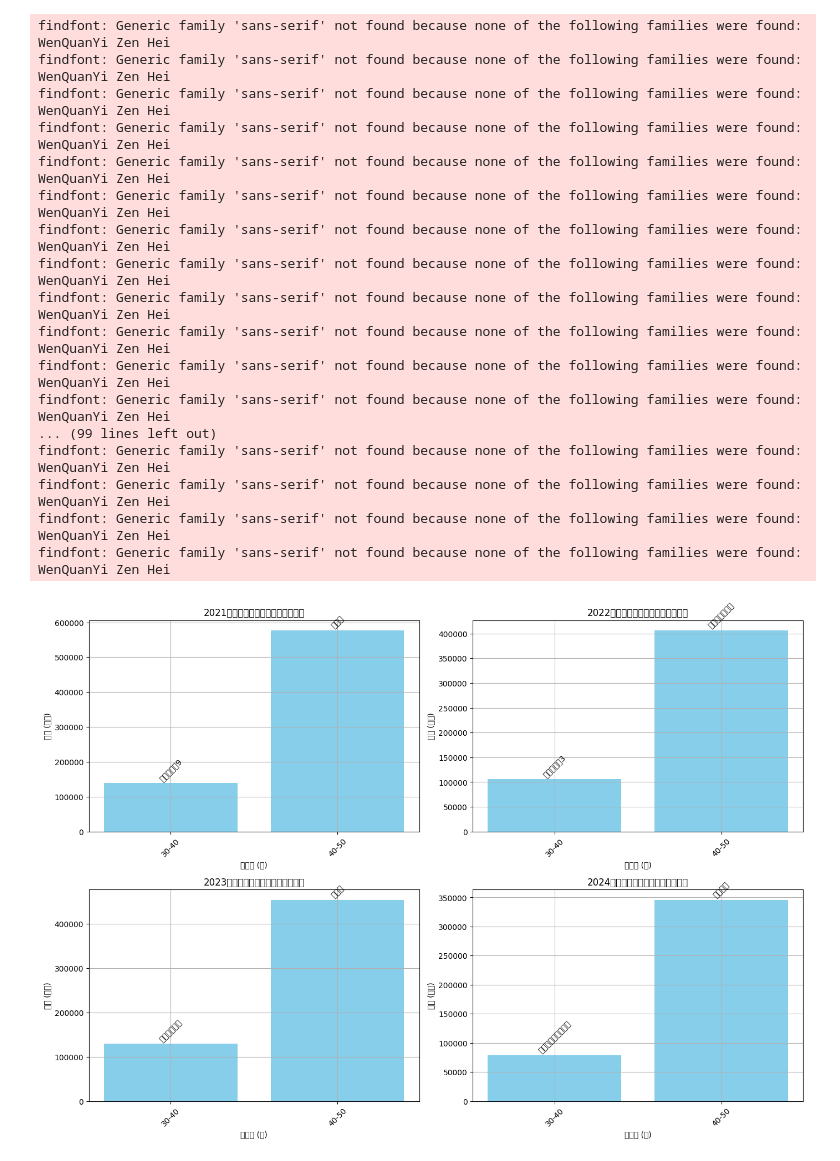
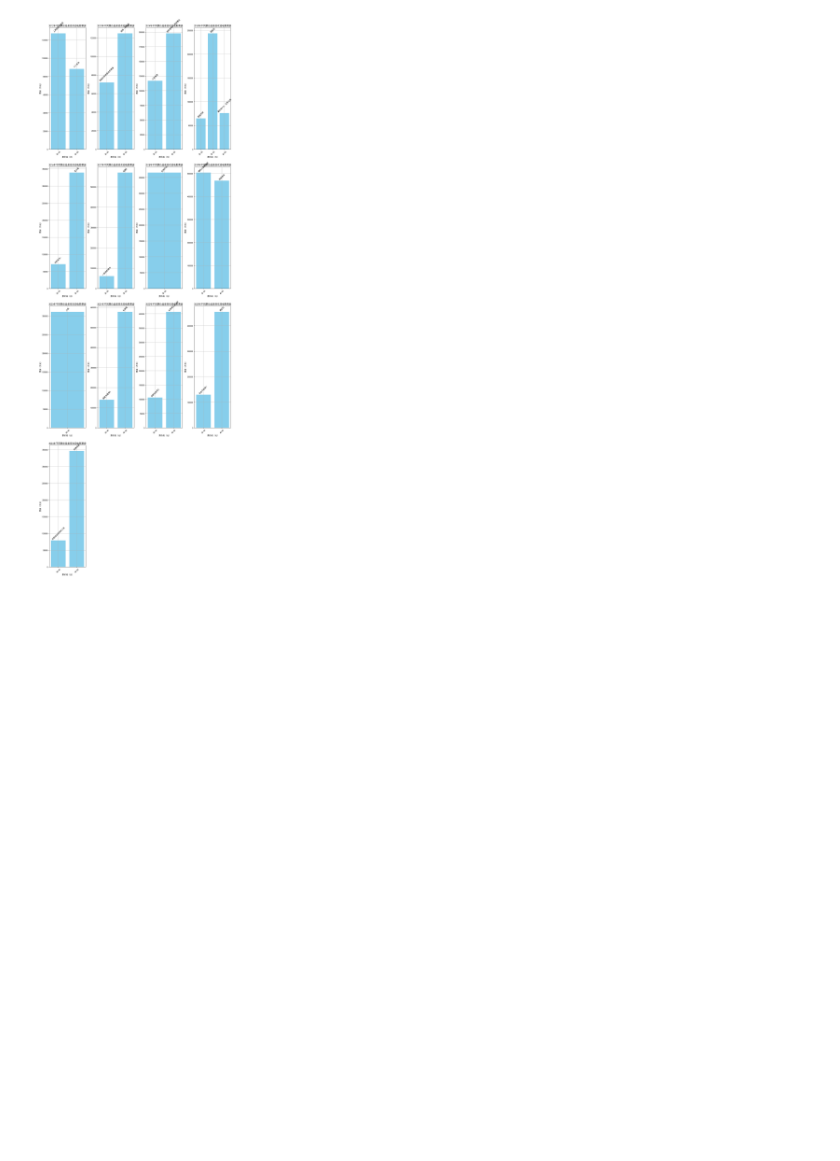
Before and after one commit to Steve5wutongyu6/MaoYan, a Jupyter notebook: sample.ipynb, the cells around one changed output. Drawn from its saved outputs; the diff is of its cells as text; code cells hidden in the pictures; blank space fills up the shorter version.

```diff
--- a/sample.ipynb
+++ b/sample.ipynb
@@ -13,7 +13,7 @@ main_page = BeautifulSoup(text, "html.parser")  # 后面这个是html的解析
 # 使用BeautifulSoup对text进行解析
 div = main_page.find("div", attrs={"id": "ranks-list"})
 # 找到名为div且id为ranks-list的所有标签
-with open("MovieData.csv", mode="w", encoding="utf-8", newline='') as f:  # 创建一个名为MovieData.csv的文件，放在变量f中，且可以在其后面直接追加文字
+with open("MovieData-处理前.csv", mode="w", encoding="utf-8", newline='') as f:  # 创建一个名为MovieData.csv的文件，放在变量f中，且可以在其后面直接追加文字
     f.write("片名,上映日期,票房(万元),平均票价,场均人次\n")  # 写入表头
     uls = div.find_all('ul')
     # 找到div元素中所有名为ul的元素，并存储在uls变量中
@@ -259,12 +303,12 @@ from matplotlib import rcParams
 from datetime import datetime
 
 # 设置中文字体
-rcParams['font.sans-serif'] = ['WenQuanYi Zen Hei']
+rcParams['font.sans-serif'] = ['SimHei']
 rcParams['axes.unicode_minus'] = False  # 解决负号显示问题
 
 # 1. 数据加载
-movie_df = pd.read_csv('MovieAfter2021.csv')
-holiday_df = pd.read_csv('holiday.csv')
+movie_df = pd.read_csv('MovieData-处理后.csv')
+holiday_df = pd.read_csv('holiday-处理后.csv')
 
 # 2. 数据预处理
 # 将上映日期转换为datetime格式
@@ -289,14 +333,17 @@ for year in grouped['上映日期'].unique():
     holiday_data = grouped[(grouped['上映日期'] == year) & (grouped['is_holiday'] == 1)]
     non_holiday_data = grouped[(grouped['上映日期'] == year) & (grouped['is_holiday'] == 0)]
 
-    plt.bar(year - 0.2, holiday_data['票房(万元)'].values[0], width=0.4, label=f'{year} 节假日' if year == 2021 else '', color='skyblue')
-    plt.bar(year + 0.2, non_holiday_data['票房(万元)'].values[0], width=0.4, label=f'{year} 非节假日' if year == 2021 else '', color='orange')
+    if not holiday_data.empty:
+        plt.bar(year - 0.2, holiday_data['票房(万元)'].values[0], width=0.4, label=f'{year} 节假日' if year == 2010 else '', color='skyblue')
+
+    if not non_holiday_data.empty:
+        plt.bar(year + 0.2, non_holiday_data['票房(万元)'].values[0], width=0.4, label=f'{year} 非节假日' if year == 2010 else '', color='orange')
 
 # 添加标题和标签
-plt.title('2021-2024年每年节假日和非节假日的平均票房')
+plt.title('2012-2024年每年节假日和非节假日的平均票房')
 plt.xlabel('年份')
 plt.ylabel('平均票房 (万元)')
-plt.xticks(range(2021, 2025))
+plt.xticks(range(2012, 2025))
 plt.legend()
 plt.grid(True)
 plt.show()
@@ -325,12 +355,11 @@ import matplotlib.pyplot as plt
 from datetime import datetime
 
 # 1. 数据加载
-movie_df = pd.read_csv('MovieAfter2021.csv')
+movie_df = pd.read_csv('MovieData-处理后.csv')
 
 # 设置中文字体
-rcParams['font.sans-serif'] = ['WenQuanYi Zen Hei']  # 使用文泉驿正黑
-rcParams['axes.unicode_minus'] = False  # 解决负号显示问题
-
+plt.rcParams['font.sans-serif'] = ['SimHei']  # 使用文泉驿正黑
+plt.rcParams['axes.unicode_minus'] = False  # 解决负号显示问题
 
 # 2. 数据预处理
 # 将上映日期转换为datetime格式
@@ -351,60 +380,55 @@ movie_df['票价段'] = pd.cut(movie_df['平均票价'], bins=price_bins, labels
 # 创建一个字典来存储每年每个票价段内票房最高的电影
 top_movies_by_year_and_price_range = {}
 
-for year in range(2021, 2025):
+for year in range(2012, 2025):
     top_movies_by_year_and_price_range[year] = {}
     yearly_data = movie_df[movie_df['年份'] == year]
 
     for price_range in price_labels:
         range_data = yearly_data[yearly_data['票价段'] == price_range]
         if not range_data.empty:
             top_movie = range_data.loc[range_data['票房(万元)'].idxmax()]
             top_movies_by_year_and_price_range[year][price_range] = {
                 '片名': top_movie['片名'],
                 '票房(万元)': top_movie['票房(万元)'],
                 '平均票价': top_movie['平均票价']
             }
 
 # 5. 数据可视化
+# 计算需要的子图数量
+num_years = len(range(2012, 2025))
+num_cols = 4  # 每行显示4个子图
+num_rows = (num_years + num_cols - 1) // num_cols  # 计算所需行数
+
 # 设置图形大小
-plt.figure(figsize=(14, 10))
+fig, axes = plt.subplots(num_rows, num_cols, figsize=(14, 10 * num_rows))
+
+# 将axes转换为一维数组以便于索引
+axes = axes.flatten()
 
 # 绘制每年不同票价段最受欢迎的电影票房
-for year in range(2021, 2025):
+for idx, year in enumerate(range(2012, 2025)):
     data = top_movies_by_year_and_price_range[year]
     prices = list(data.keys())
     box_offices = [data[price]['票房(万元)'] for price in prices]
 
-    plt.subplot(2, 2, year - 2020)
-    plt.bar(prices, box_offices, color='skyblue')
-    plt.title(f'{year}年不同票价段最受欢迎电影票房')
-    plt.xlabel('票价段 (元)')
-    plt.ylabel('票房 (万元)')
-    plt.xticks(rotation=45)
-    plt.grid(True)
+    ax = axes[idx]
+    ax.bar(prices, box_offices, color='skyblue')
+    ax.set_title(f'{year}年不同票价段最受欢迎电影票房')
+    ax.set_xlabel('票价段 (元)')
+    ax.set_ylabel('票房 (万元)')
+    ax.set_xticklabels(prices, rotation=45)
+    ax.grid(True)
 
     # 添加每个票价段最受欢迎电影的名称
     for i, price in enumerate(prices):
-        plt.text(i, box_offices[i] + 1000, data[price]['片名'], ha='center', va='bottom', rotation=45)
+        ax.text(i, box_offices[i] + 1000, data[price]['片名'], ha='center', va='bottom', rotation=45)
+
+# 隐藏多余的子图
+for idx in range(num_years, num_rows * num_cols):
+    fig.delaxes(axes[idx])
 
 plt.tight_layout()
 plt.show()
 # %% [output]
-findfont: Generic family 'sans-serif' not found because none of the following families were found: WenQuanYi Zen Hei
-findfont: Generic family 'sans-serif' not found because none of the following families were found: WenQuanYi Zen Hei
-findfont: Generic family 'sans-serif' not found because none of the following families were found: WenQuanYi Zen Hei
-findfont: Generic family 'sans-serif' not found because none of the following families were found: WenQuanYi Zen Hei
-findfont: Generic family 'sans-serif' not found because none of the following families were found: WenQuanYi Zen Hei
-findfont: Generic family 'sans-serif' not found because none of the following families were found: WenQuanYi Zen Hei
-findfont: Generic family 'sans-serif' not found because none of the following families were found: WenQuanYi Zen Hei
-findfont: Generic family 'sans-serif' not found because none of the following families were found: WenQuanYi Zen Hei
-findfont: Generic family 'sans-serif' not found because none of the following families were found: WenQuanYi Zen Hei
-findfont: Generic family 'sans-serif' not found because none of the following families were found: WenQuanYi Zen Hei
-findfont: Generic family 'sans-serif' not found because none of the following families were found: WenQuanYi Zen Hei
-findfont: Generic family 'sans-serif' not found because none of the following families were found: WenQuanYi Zen Hei
-... (99 lines left out)
-findfont: Generic family 'sans-serif' not found because none of the following families were found: WenQuanYi Zen Hei
-findfont: Generic family 'sans-serif' not found because none of the following families were found: WenQuanYi Zen Hei
-findfont: Generic family 'sans-serif' not found because none of the following families were found: WenQuanYi Zen Hei
-findfont: Generic family 'sans-serif' not found because none of the following families were found: WenQuanYi Zen Hei
-[figure, old version]
+[figure, new version]
```
Also changed, not shown: parts of 8 cells of this notebook, 7 other files.
